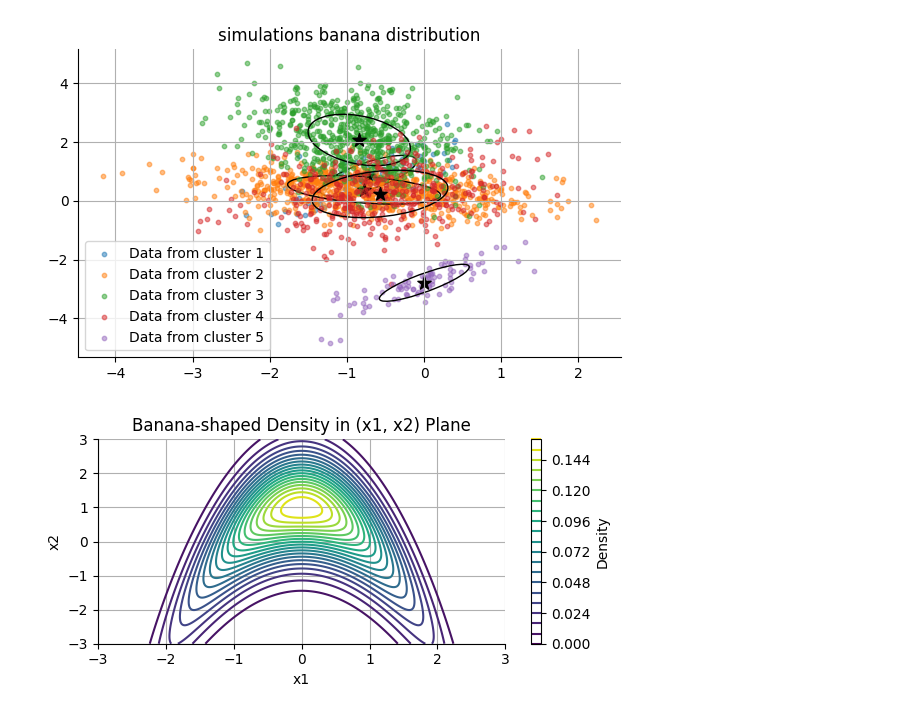
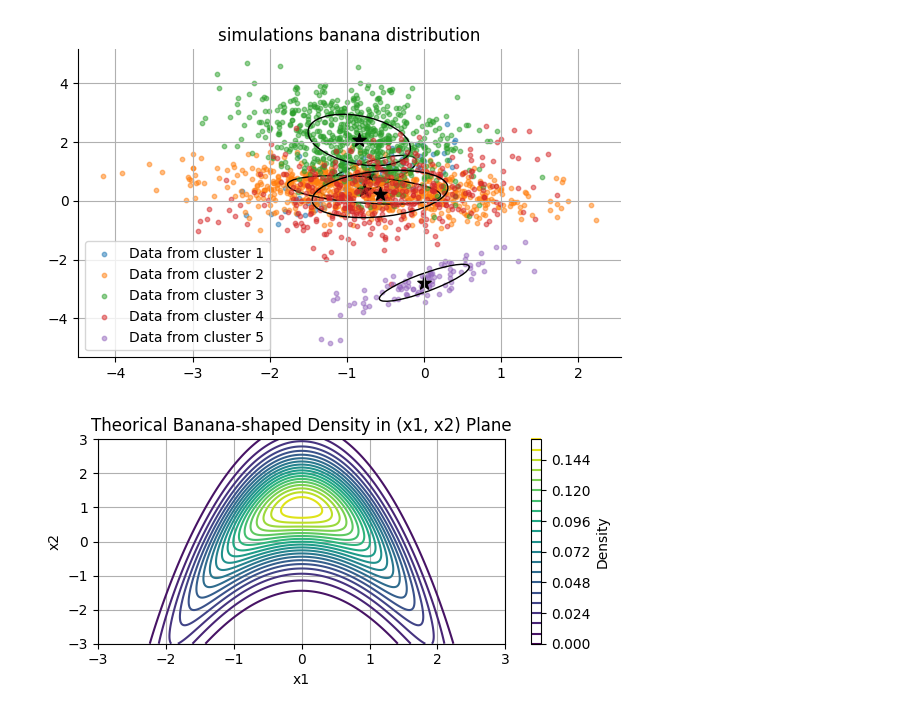
Before and after one commit to emilio-pcrd/compstats-MVA, a Jupyter notebook: Lab2/main.ipynb, the cells around one changed output. Cells and saved outputs as stored; diff of their text form; code cells hidden in the pictures.

```diff
--- a/Lab2/main.ipynb
+++ b/Lab2/main.ipynb
@@ -357,27 +357,27 @@ plot_results(n_clusters, X[:,:2], z, pmc.mus[:, :2], pmc.sigmas[:, :2, :2], titl
 # %%
 def banana_distribution(x1, x2, b=1, sigma1_squared=1):
     """Compute the transformed coordinate x2 for the banana-shaped distribution."""
     return x2 + b * (x1**2 - sigma1_squared)
 
 x1_range = np.linspace(-3, 3, 400)
 x2_range = np.linspace(-3, 3, 400)
 x1, x2 = np.meshgrid(x1_range, x2_range)
 
 x2_transformed = banana_distribution(x1, x2)
 
-sigma = 1  # Standard deviation
+sigma = 1
 normalizing_factor = 1 / (2 * np.pi * sigma**2)
 
 density = normalizing_factor * np.exp(-0.5 * (x1**2 + x2_transformed**2))
 
 plt.figure(figsize=(6, 3))
 plt.contour(x1, x2, density, levels=20, cmap='viridis')
-plt.title("Banana-shaped Density in (x1, x2) Plane")
+plt.title("Theorical Banana-shaped Density in (x1, x2) Plane")
 plt.xlabel("x1")
 plt.ylabel("x2")
 plt.colorbar(label='Density')
 plt.grid()
 plt.tight_layout()
 plt.show()
 # %% [output]
-[figure, old version]
+[figure, new version]
```
Also changed, not shown: 1 other file.
